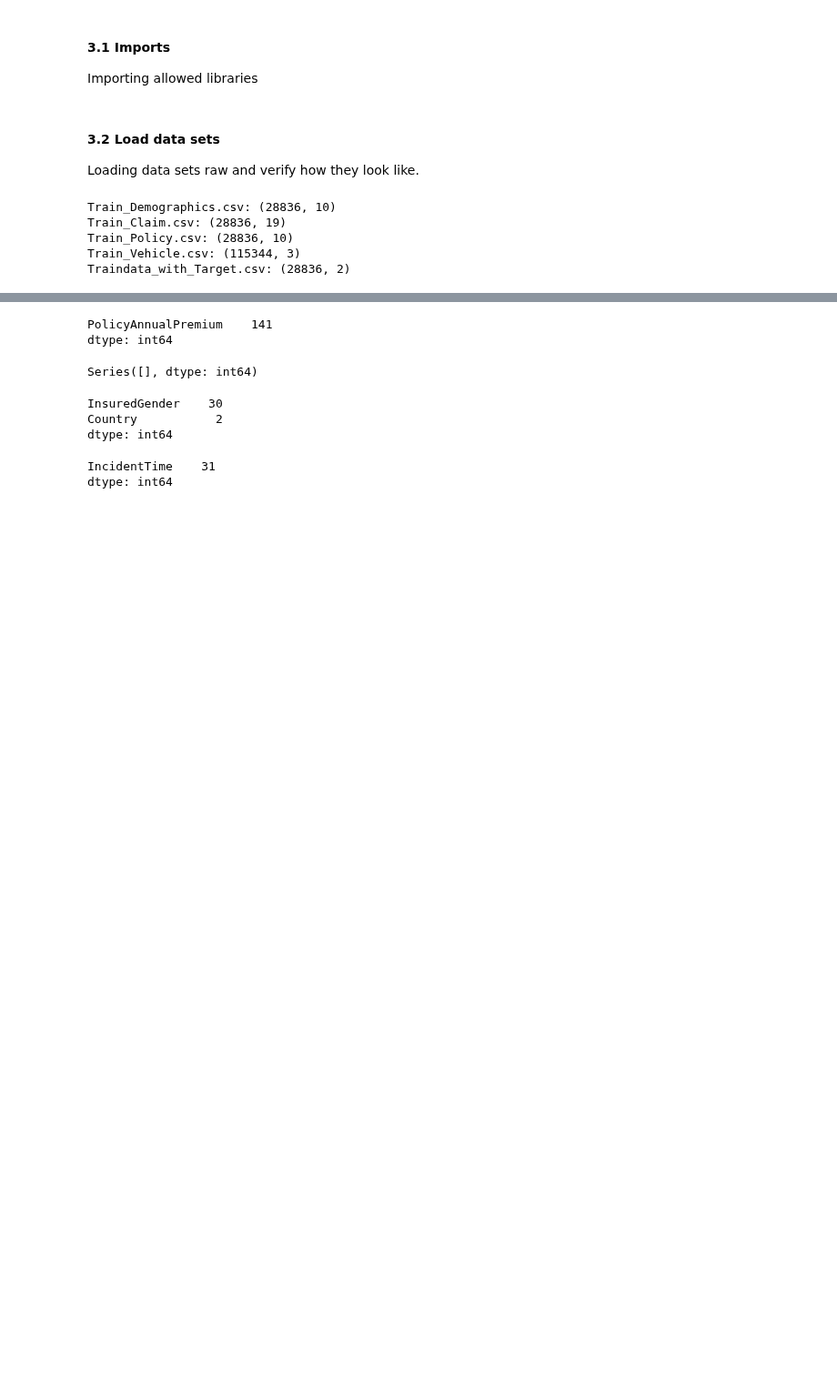
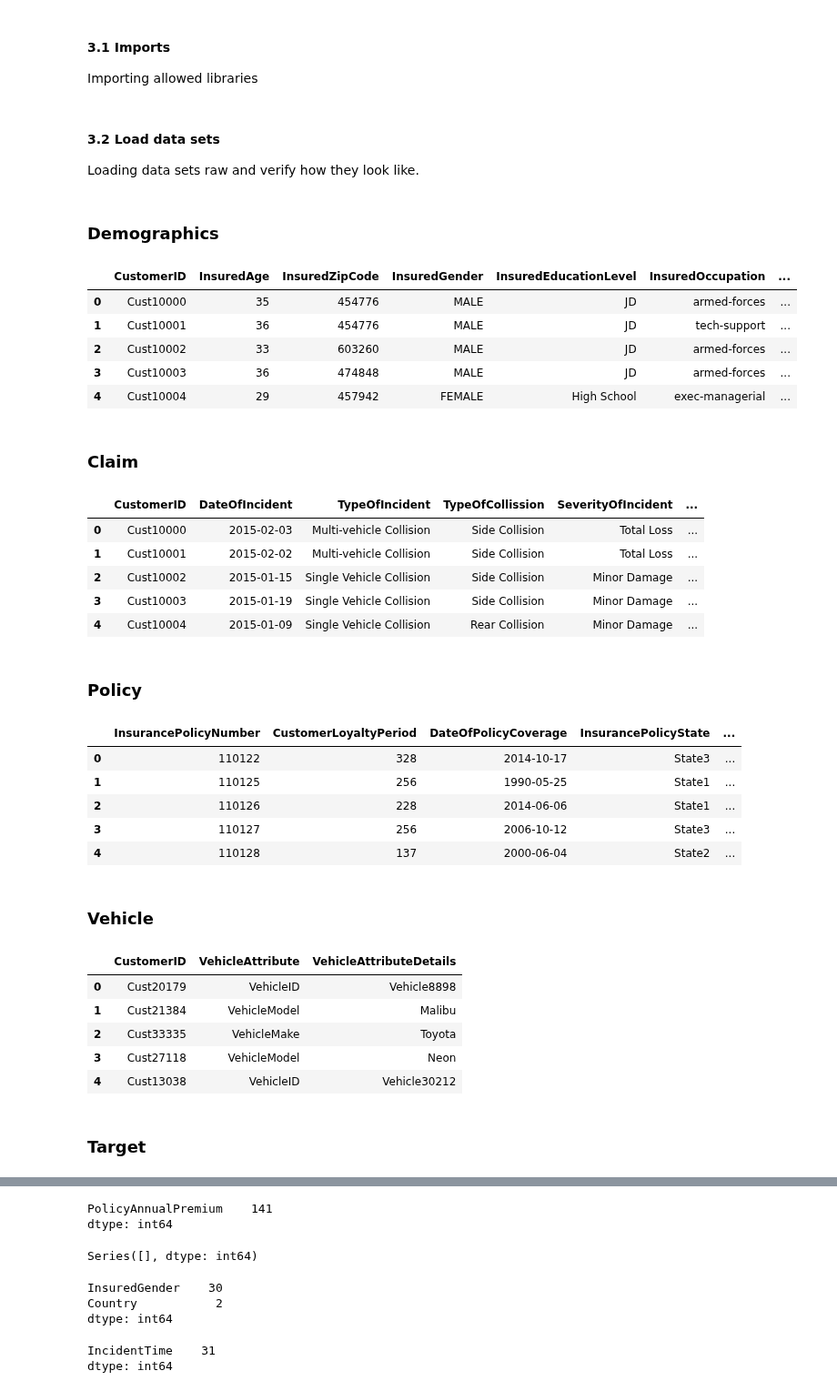
Before and after one commit to bartzilla/Classification, a Jupyter notebook: Assessment.ipynb, the cells around one changed output, grey strips where cells are left out. Shown at 91% size. Cells and saved outputs as stored; diff of their text form; code cells hidden in the pictures; blank space fills up the shorter version.

```diff
--- a/Assessment.ipynb
+++ b/Assessment.ipynb
@@ -48,24 +49,56 @@ Loading data sets raw and verify how they look like.
 # %%
 # 1. load datasets
 data_dir = 'TrainData/'
 demographics = pd.read_csv(data_dir + 'Train_Demographics.csv')
 claim = pd.read_csv(data_dir + 'Train_Claim.csv')
 policy = pd.read_csv(data_dir + 'Train_Policy.csv')
 vehicle = pd.read_csv(data_dir + 'Train_Vehicle.csv')
 target = pd.read_csv(data_dir + 'Traindata_with_Target.csv')
 
 # Trainingdata_without_Target.xlsx is skipped, using Traindata_with_Target.csv with target column
 # test_target = pd.read_excel(data_dir + 'Traindata_without_Target.xlsx', sheet_name=1)
 
-# check dimensions of datasets
-print(f"Train_Demographics.csv: {demographics.shape}")
-print(f"Train_Claim.csv: {claim.shape}")
-print(f"Train_Policy.csv: {policy.shape}")
-print(f"Train_Vehicle.csv: {vehicle.shape}")
-print(f"Traindata_with_Target.csv: {target.shape}")
+display(Markdown("### Demographics"))
+display(demographics.head())
+
+display(Markdown("### Claim"))
+display(claim.head())
+
+display(Markdown("### Policy"))
+display(policy.head())
+
+display(Markdown("### Vehicle"))
+display(vehicle.head())
+
+display(Markdown("### Target"))
+display(target.head())
 # %% [output]
-Train_Demographics.csv: (28836, 10)
-Train_Claim.csv: (28836, 19)
-Train_Policy.csv: (28836, 10)
-Train_Vehicle.csv: (115344, 3)
-Traindata_with_Target.csv: (28836, 2)
+### Demographics
+|  | CustomerID | InsuredAge | InsuredZipCode | InsuredGender | InsuredEducationLevel | InsuredOccupation | ... |
+| 0 | Cust10000 | 35 | 454776 | MALE | JD | armed-forces | ... |
+| 1 | Cust10001 | 36 | 454776 | MALE | JD | tech-support | ... |
+| 2 | Cust10002 | 33 | 603260 | MALE | JD | armed-forces | ... |
+| 3 | Cust10003 | 36 | 474848 | MALE | JD | armed-forces | ... |
+| 4 | Cust10004 | 29 | 457942 | FEMALE | High School | exec-managerial | ... |
+### Claim
+|  | CustomerID | DateOfIncident | TypeOfIncident | TypeOfCollission | SeverityOfIncident | ... |
+| 0 | Cust10000 | 2015-02-03 | Multi-vehicle Collision | Side Collision | Total Loss | ... |
+| 1 | Cust10001 | 2015-02-02 | Multi-vehicle Collision | Side Collision | Total Loss | ... |
+| 2 | Cust10002 | 2015-01-15 | Single Vehicle Collision | Side Collision | Minor Damage | ... |
+| 3 | Cust10003 | 2015-01-19 | Single Vehicle Collision | Side Collision | Minor Damage | ... |
+| 4 | Cust10004 | 2015-01-09 | Single Vehicle Collision | Rear Collision | Minor Damage | ... |
+### Policy
+|  | InsurancePolicyNumber | CustomerLoyaltyPeriod | DateOfPolicyCoverage | InsurancePolicyState | ... |
+| 0 | 110122 | 328 | 2014-10-17 | State3 | ... |
+| 1 | 110125 | 256 | 1990-05-25 | State1 | ... |
+| 2 | 110126 | 228 | 2014-06-06 | State1 | ... |
+| 3 | 110127 | 256 | 2006-10-12 | State3 | ... |
+| 4 | 110128 | 137 | 2000-06-04 | State2 | ... |
+### Vehicle
+|  | CustomerID | VehicleAttribute | VehicleAttributeDetails |
+| 0 | Cust20179 | VehicleID | Vehicle8898 |
+| 1 | Cust21384 | VehicleModel | Malibu |
+| 2 | Cust33335 | VehicleMake | Toyota |
+| 3 | Cust27118 | VehicleModel | Neon |
+| 4 | Cust13038 | VehicleID | Vehicle30212 |
+### Target
```
Also changed, not shown: parts of 29 cells of this notebook.
